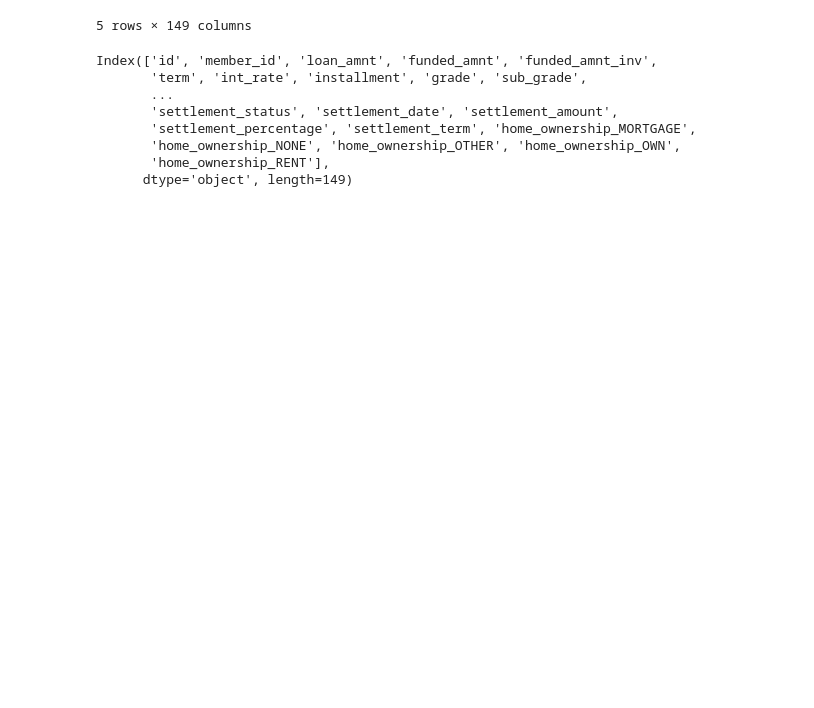
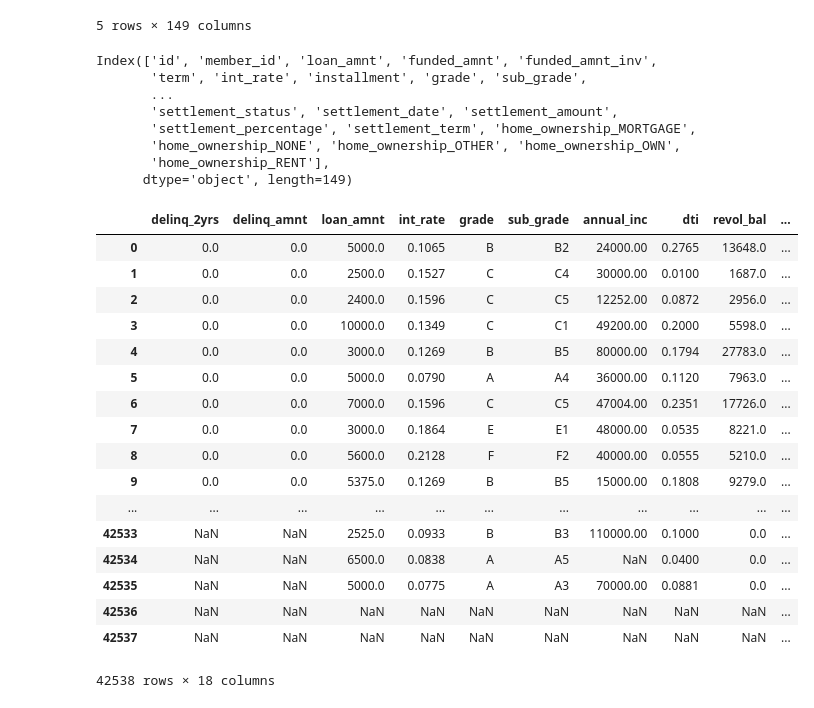
Before and after one commit to tmaounis/cs109a-LendingClub, a Jupyter notebook: cs109a-LendingClub.ipynb, the cells around one changed output. Cells and saved outputs as stored; diff of their text form; code cells hidden in the pictures; blank space fills up the shorter version.

```diff
--- a/cs109a-LendingClub.ipynb
+++ b/cs109a-LendingClub.ipynb
@@ -335,6 +335,27 @@ Index(['id', 'member_id', 'loan_amnt', 'funded_amnt', 'funded_amnt_inv',
        'home_ownership_NONE', 'home_ownership_OTHER', 'home_ownership_OWN',
        'home_ownership_RENT'],
       dtype='object', length=149)
+# %%
+df_old_hodum[pair_ftrs]
+# %% [output]
+|  | delinq_2yrs | delinq_amnt | loan_amnt | int_rate | grade | sub_grade | annual_inc | dti | revol_bal | ... |
+| 0 | 0.0 | 0.0 | 5000.0 | 0.1065 | B | B2 | 24000.00 | 0.2765 | 13648.0 | ... |
+| 1 | 0.0 | 0.0 | 2500.0 | 0.1527 | C | C4 | 30000.00 | 0.0100 | 1687.0 | ... |
+| 2 | 0.0 | 0.0 | 2400.0 | 0.1596 | C | C5 | 12252.00 | 0.0872 | 2956.0 | ... |
+| 3 | 0.0 | 0.0 | 10000.0 | 0.1349 | C | C1 | 49200.00 | 0.2000 | 5598.0 | ... |
+| 4 | 0.0 | 0.0 | 3000.0 | 0.1269 | B | B5 | 80000.00 | 0.1794 | 27783.0 | ... |
+| 5 | 0.0 | 0.0 | 5000.0 | 0.0790 | A | A4 | 36000.00 | 0.1120 | 7963.0 | ... |
+| 6 | 0.0 | 0.0 | 7000.0 | 0.1596 | C | C5 | 47004.00 | 0.2351 | 17726.0 | ... |
+| 7 | 0.0 | 0.0 | 3000.0 | 0.1864 | E | E1 | 48000.00 | 0.0535 | 8221.0 | ... |
+| 8 | 0.0 | 0.0 | 5600.0 | 0.2128 | F | F2 | 40000.00 | 0.0555 | 5210.0 | ... |
+| 9 | 0.0 | 0.0 | 5375.0 | 0.1269 | B | B5 | 15000.00 | 0.1808 | 9279.0 | ... |
+| ... | ... | ... | ... | ... | ... | ... | ... | ... | ... | ... |
+| 42533 | NaN | NaN | 2525.0 | 0.0933 | B | B3 | 110000.00 | 0.1000 | 0.0 | ... |
+| 42534 | NaN | NaN | 6500.0 | 0.0838 | A | A5 | NaN | 0.0400 | 0.0 | ... |
+| 42535 | NaN | NaN | 5000.0 | 0.0775 | A | A3 | 70000.00 | 0.0881 | 0.0 | ... |
+| 42536 | NaN | NaN | NaN | NaN | NaN | NaN | NaN | NaN | NaN | ... |
+| 42537 | NaN | NaN | NaN | NaN | NaN | NaN | NaN | NaN | NaN | ... |
+42538 rows × 18 columns
 # %%
 df_old_hodum = nan_to_zero(df_old_hodum, pair_ftrs)
 # %%
```
Also changed, not shown: parts of 4 cells of this notebook.
